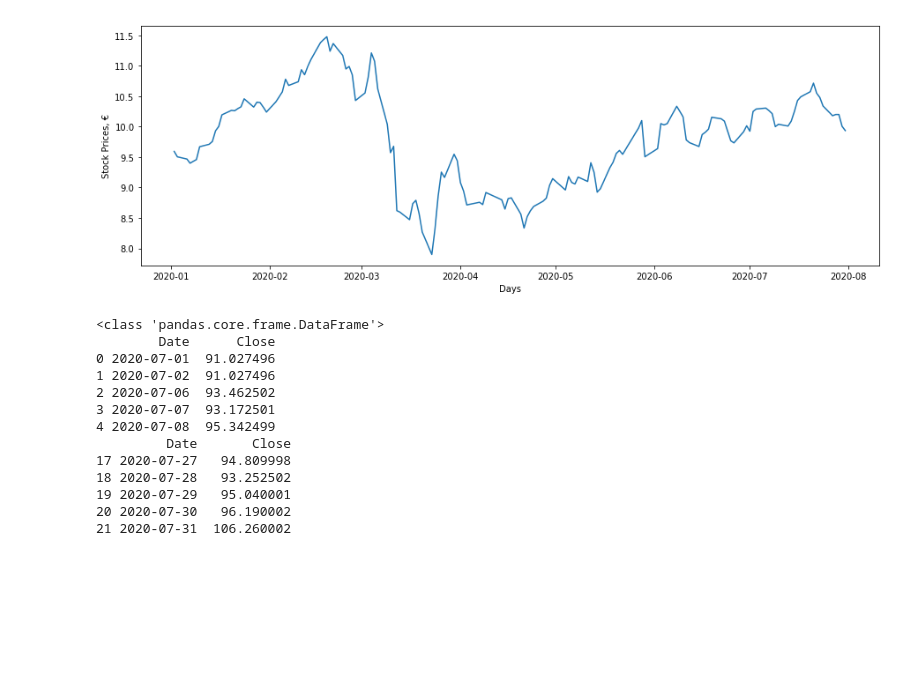
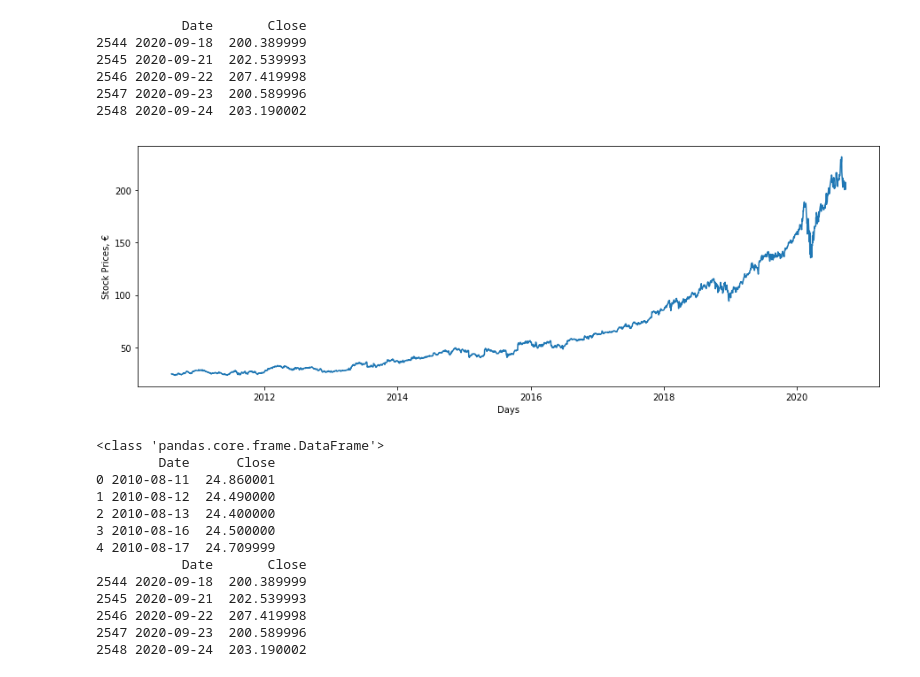
Before and after one commit to aavsss/StockPredictor, a Jupyter notebook: StockPredictor.ipynb, the cells around one changed output. Drawn from its saved outputs; the diff is of its cells as text; code cells hidden in the pictures; blank space fills up the shorter version.

Commit message:
Best curve?

```diff
--- a/StockPredictor.ipynb
+++ b/StockPredictor.ipynb
@@ -14,17 +12,25 @@ stock_name = 'FSE/EON_X'
 # %%
 # Plot of E.ON(a big scale energy company in Europe)
-# stock prices since beginning of 2019 (up to July)
-prices = quandl.get(stock_name,
-                authtoken="",
-                start_date = '2020-01-01', end_date = '20-07-31'
-                ).reset_index(drop = False)[['Date', 'Close']]
+
+#Using scikit - different article - instead of quandl
+start = datetime.datetime(2010,8,11)
+end = datetime.datetime(2020,9,24)
+prices = web.DataReader("MSFT", 'yahoo', start, end).reset_index(drop = False)[['Date', 'Close']]
+
+print(prices.tail())
 plt.figure(figsize = (15, 5))
 plt.plot(prices['Date'], prices['Close'])
 plt.xlabel('Days')
 plt.ylabel('Stock Prices, €')
 plt.show()
 # %% [output]
+           Date       Close
+2544 2020-09-18  200.389999
+2545 2020-09-21  202.539993
+2546 2020-09-22  207.419998
+2547 2020-09-23  200.589996
+2548 2020-09-24  203.190002
-[figure, old version]
+[figure, new version]
 # %%
 #--------------------------------------------------- GEOMETRIC BROWNIAN MOTION ------------------------------------------------
 
@@ -40,20 +46,15 @@ plt.show()
 # b     :   array for brownian increments
 # W     :   array for brownian path
 
-start_date = '2020-07-01'
-end_date = '2020-07-31'
-pred_end_date = '2020-08-31'
-
-# We get daily closing stock prices of E.ON for July 2020
-S_eon = quandl.get(stock_name,
-               authtoken="jqBD3HAqG-RmTY2cAgmZ",
-               start_date = start_date, end_date = end_date
-               ).reset_index(drop = False)[['Date', 'Close']]
+start_date = '2010-08-11'
+end_date = '2020-09-24'
+pred_end_date = '2020-10-24'
 
 #Using scikit - different article
-start = datetime.datetime(2020,7,1)
-end = datetime.datetime(2020,7,31)
-S_eon = web.DataReader("AAPL", 'yahoo', start, end).reset_index(drop = False)[['Date', 'Close']]
+#Change S_eon name
+start = datetime.datetime(2010,8,11)
+end = datetime.datetime(2020,9,24)
+S_eon = web.DataReader("MSFT", 'yahoo', start, end).reset_index(drop = False)[['Date', 'Close']]
 print(type(S_eon))
 
 print(S_eon.head())
@@ -61,17 +62,17 @@ print(S_eon.tail())
 # %% [output]
 <class 'pandas.core.frame.DataFrame'>
         Date      Close
-0 2020-07-01  91.027496
-1 2020-07-02  91.027496
-2 2020-07-06  93.462502
-3 2020-07-07  93.172501
-4 2020-07-08  95.342499
-         Date       Close
-17 2020-07-27   94.809998
-18 2020-07-28   93.252502
-19 2020-07-29   95.040001
-20 2020-07-30   96.190002
-21 2020-07-31  106.260002
+0 2010-08-11  24.860001
+1 2010-08-12  24.490000
+2 2010-08-13  24.400000
+3 2010-08-16  24.500000
+4 2010-08-17  24.709999
+           Date       Close
+2544 2020-09-18  200.389999
+2545 2020-09-21  202.539993
+2546 2020-09-22  207.419998
+2547 2020-09-23  200.589996
+2548 2020-09-24  203.190002
 # %%
 returns = (S_eon.loc[1:, 'Close'] - \
            S_eon.shift(1).loc[1:, 'Close']) / \
```
Also changed, not shown: parts of 12 cells of this notebook.
